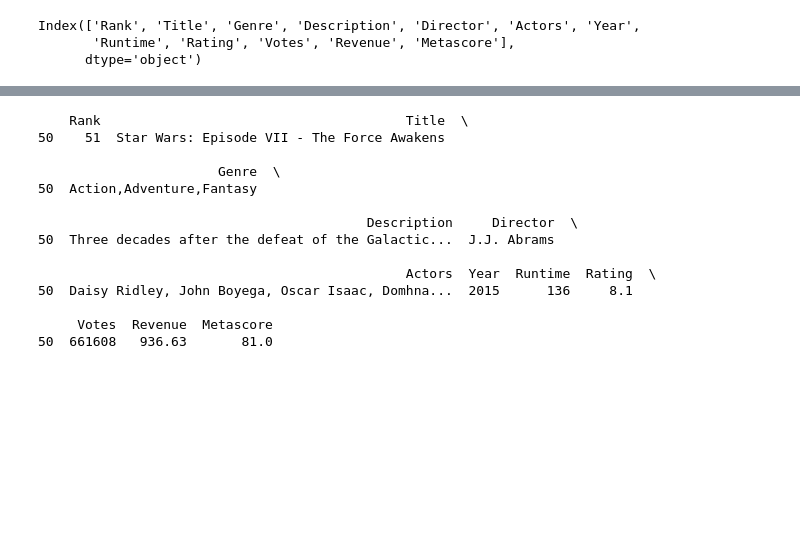
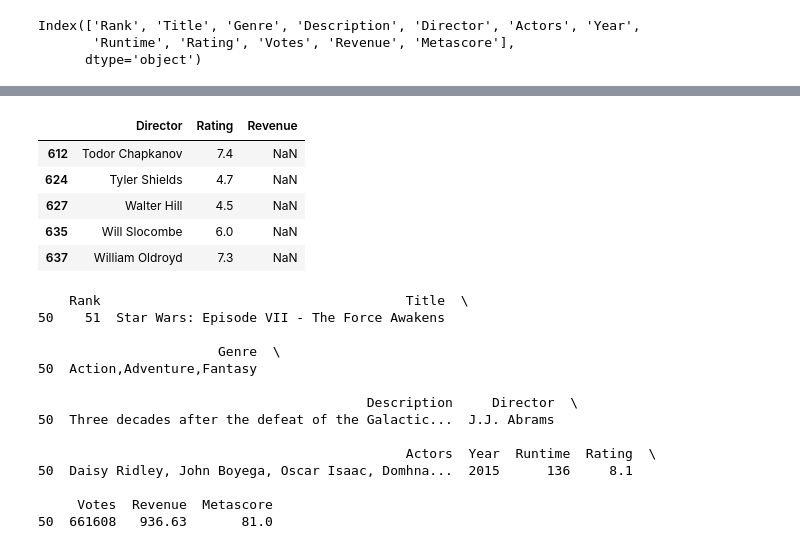
Before and after one commit to Christian-Kohl/imdbDataset, a Jupyter notebook: IMDB Exploratory Analysis.ipynb, the cells around one changed output, grey strips where cells are left out. Drawn from its saved outputs; the diff is of its cells as text; code cells hidden in the pictures; blank space fills up the shorter version.

```diff
--- a/IMDB Exploratory Analysis.ipynb
+++ b/IMDB Exploratory Analysis.ipynb
@@ -50,3 +51,12 @@ plt.show()
+# %%
+years.tail()
+# %% [output]
+|  | Director | Rating | Revenue |
+| 612 | Todor Chapkanov | 7.4 | NaN |
+| 624 | Tyler Shields | 4.7 | NaN |
+| 627 | Walter Hill | 4.5 | NaN |
+| 635 | Will Slocombe | 6.0 | NaN |
+| 637 | William Oldroyd | 7.3 | NaN |
 # %%
 mostearned = imdb[imdb["Revenue"]==imdb["Revenue"].max()]
 print(mostearned)
```
Also changed, not shown: parts of 3 cells of this notebook.
